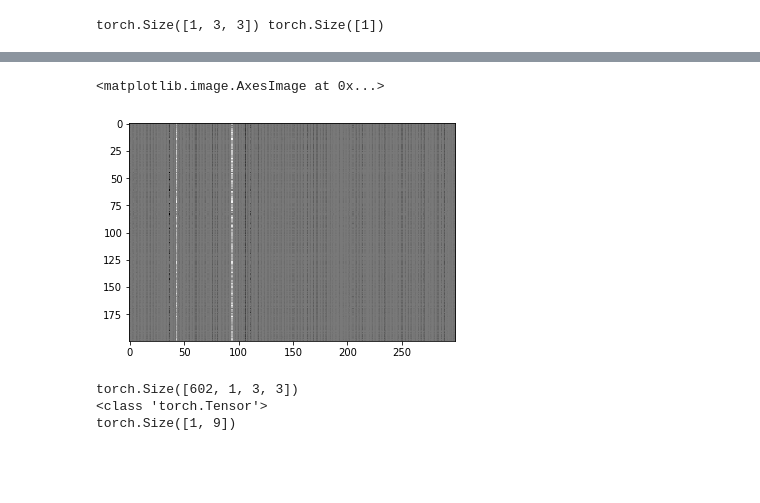
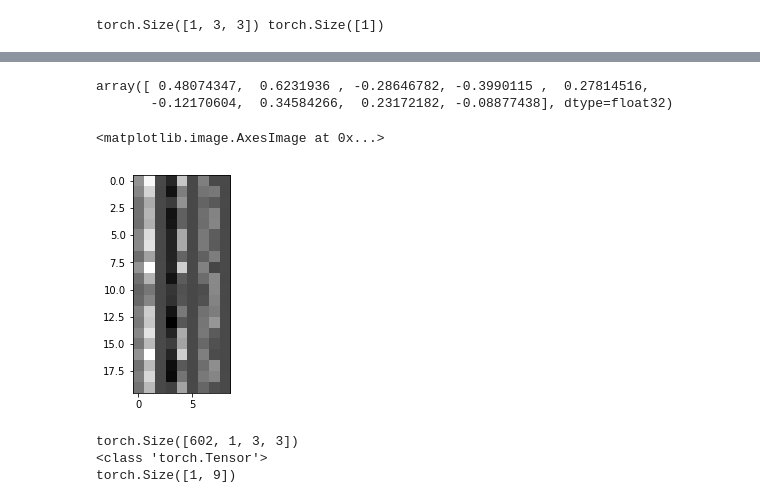
Before and after one commit to FrankWJW/MSc-dissertation, a Jupyter notebook: stock_conditional_TS.ipynb, the cells around one changed output, grey strips where cells are left out. Saved outputs shown, nothing was run; the diff lists cells and outputs as text; code cells hidden in the pictures; blank space fills up the shorter version.

```diff
--- a/stock_conditional_TS.ipynb
+++ b/stock_conditional_TS.ipynb
@@ -660,13 +468,18 @@ tensor([[ 0.4655,  0.0905, -0.0132,  ..., -0.0434, -0.5325, -0.0868],
        grad_fn=<CopySlices>)
+# %%
+np.mean(grad.data.numpy(), axis = 0)
+# %% [output]
+array([ 0.48074347,  0.6231936 , -0.28646782, -0.3990115 ,  0.27814516,
+       -0.12170604,  0.34584266,  0.23172182, -0.08877438], dtype=float32)
 # %%
 a = trainData.view(2412,-1).float()
-image = a[300:500, :]
+image = a[500:520, :]
+grad_img = grad.data[500:520,:]
+
+plt.imshow(grad_img * image, cmap=plt.get_cmap('gray'))
+# %% [output]
+<matplotlib.image.AxesImage at 0x...>
+[figure, added]
-# %%
-grad_img = grad.data[300:500,:]
-plt.imshow(grad_img * image, cmap=plt.get_cmap('gray'))
-# %% [output]
-<matplotlib.image.AxesImage at 0x...>
-[figure, removed]
 # %%
 print(validateData.shape)
 validateloader = DataLoader(validateData.view(602,-1).float(), batch_size=1, shuffle=True)
```
Also changed, not shown: parts of 22 cells of this notebook.
